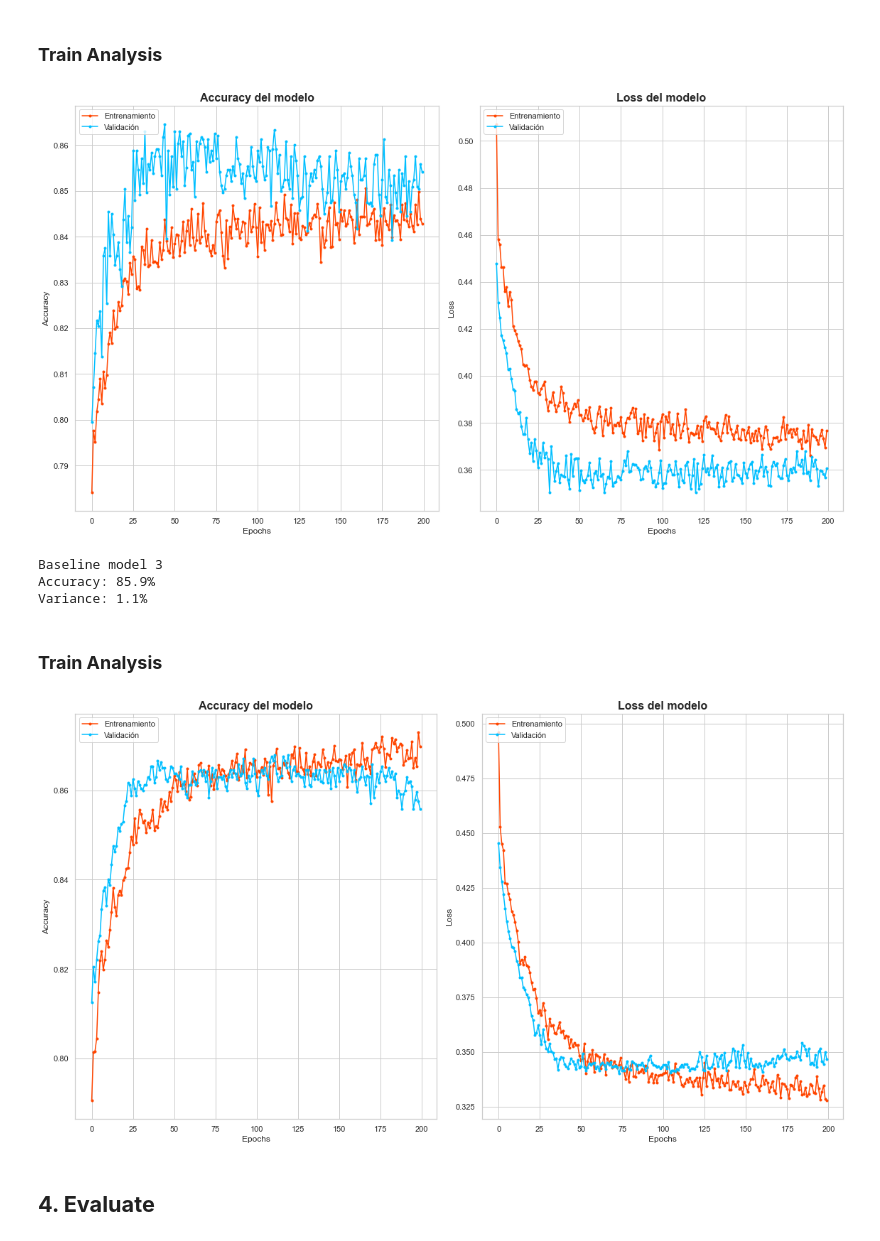
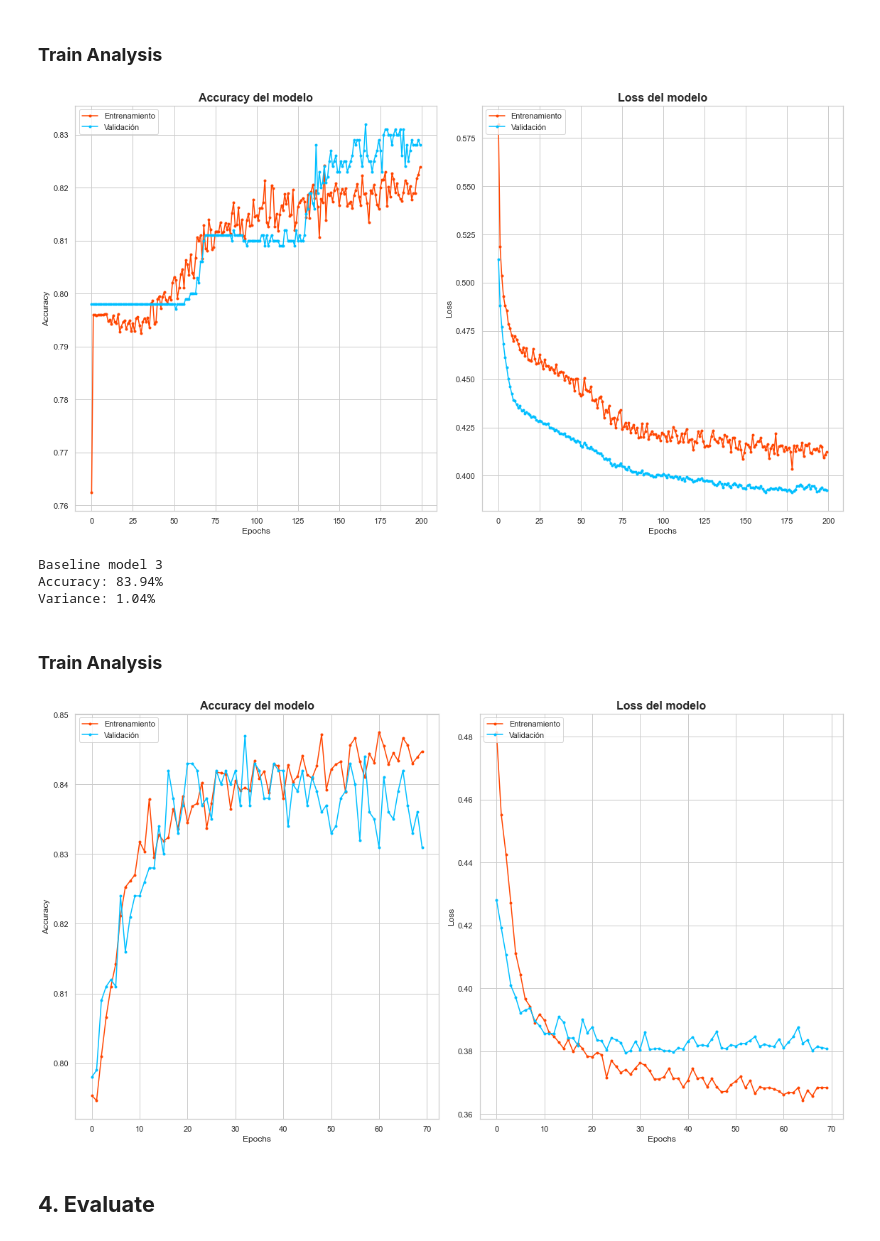
Before and after one commit to jorge-robledo11/Portfolio, a Jupyter notebook: Deep Learning/01. Proyecto DL - MLP + Churn Modeling.ipynb, the cells around one changed output. Saved outputs shown, nothing was run; the diff lists cells and outputs as text; code cells hidden in the pictures.

```diff
--- a/Deep Learning/01. Proyecto DL - MLP + Churn Modeling.ipynb
+++ b/Deep Learning/01. Proyecto DL - MLP + Churn Modeling.ipynb
@@ -230,7 +311,7 @@ Variance: 0.55%
 model = baseline_model()
 
 # Fit
-history = model.fit(X_train, y_train, validation_split=0.3, batch_size=32, epochs=200, verbose=0)
+history = model.fit(X_train, y_train, validation_data=(X_test, y_test), batch_size=256, epochs=200, verbose=0)
 
 # Visualization function
 def visualization_function(history, epochs):
@@ -279,12 +360,12 @@ visualization_function(history=history, epochs=200)
 def baseline_model2():
 
     model = Sequential()
-    model.add(Dropout(0.2, input_shape=(11,)))
+    model.add(Dropout(0.2, input_shape=(5,)))
     model.add(Dense(32, activation='relu', kernel_constraint=maxnorm(3)))
     model.add(Dropout(0.2))
-    model.add(Dense(48, activation='relu', kernel_constraint=maxnorm(3)))
+    model.add(Dense(16, activation='relu', kernel_constraint=maxnorm(3)))
     model.add(Dropout(0.2))
-    model.add(Dense(32, activation='relu', kernel_constraint=maxnorm(3)))
+    model.add(Dense(8, activation='relu', kernel_constraint=maxnorm(3)))
     model.add(Dropout(0.2))
     model.add(Dense(1, activation='sigmoid'))
 
@@ -302,7 +383,7 @@ def baseline_model2():
 skfold = StratifiedKFold(n_splits=10, shuffle=True, random_state=seed)
 
 # Classifier
-classifier = KerasClassifier(build_fn=baseline_model2, batch_size=32, epochs=200)
+classifier = KerasClassifier(build_fn=baseline_model2, batch_size=256, epochs=200)
 
 # Results
 accuracies = cross_val_score(estimator=classifier, X=X_train, y=y_train, cv=skfold, n_jobs=-1)
@@ -323,24 +404,24 @@ Variance: 0.6%
 model = baseline_model2()
 
 # Fit
-history = model.fit(X_train, y_train, validation_split=0.3, batch_size=32, epochs=200, verbose=0)
+history = model.fit(X_train, y_train, validation_data=(X_test, y_test), batch_size=256, epochs=200, verbose=0)
 
 # Visualization
 visualization_function(history=history, epochs=200)
 # %% [output]
-[figure, old version]
+[figure, new version]
 # %%
 # Baseline Model 3
 def baseline_model3():
 
     model = Sequential()
-    model.add(Dense(32, input_dim=11, activation='relu', kernel_constraint=maxnorm(3)))
+    model.add(Dense(128, input_dim=5, activation='relu', kernel_constraint=maxnorm(3)))
+    model.add(Dropout(0.2))
+    model.add(Dense(64, activation='relu', kernel_constraint=maxnorm(3)))
     model.add(Dropout(0.2))
     model.add(Dense(32, activation='relu', kernel_constraint=maxnorm(3)))
     model.add(Dropout(0.2))
-    model.add(Dense(32, activation='relu', kernel_constraint=maxnorm(3)))
-    model.add(Dropout(0.2))
-    model.add(Dense(32, activation='relu', kernel_constraint=maxnorm(3)))
+    model.add(Dense(16, activation='relu', kernel_constraint=maxnorm(3)))
     model.add(Dropout(0.2))
     model.add(Dense(1, activation='sigmoid'))
 
@@ -355,7 +436,7 @@ def baseline_model3():
 skfold = StratifiedKFold(n_splits=10, shuffle=True, random_state=seed)
 
 # Classifier
-classifier = KerasClassifier(build_fn=baseline_model3, batch_size=32, epochs=200)
+classifier = KerasClassifier(build_fn=baseline_model3, batch_size=128, epochs=70)
 
 # Results
 accuracies = cross_val_score(estimator=classifier, X=X_train, y=y_train, cv=skfold, n_jobs=-1)
@@ -367,21 +448,21 @@ print(f'Accuracy: {round(means, 2)}%')
 print(f'Variance: {round(variances, 2)}%')
 # %% [output]
 Baseline model 3
-Accuracy: 85.9%
-Variance: 1.1%
+Accuracy: 83.94%
+Variance: 1.04%
 # %% [markdown]
 ### **Train Analysis**
 # %%
 # Object model type
 model = baseline_model3()
 
 # Fit
-history = model.fit(X_train, y_train, validation_split=0.3, batch_size=32, epochs=200, verbose=0)
+history = model.fit(X_train, y_train, validation_data=(X_test, y_test), batch_size=128, epochs=70, verbose=0)
 
 # Visualization
-visualization_function(history=history, epochs=200)
+visualization_function(history=history, epochs=70)
 # %% [output]
-[figure, old version]
+[figure, new version]
 # %% [markdown]
 ## **4. Evaluate**
 # %% [markdown]
```
Also changed, not shown: parts of 12 cells of this notebook, 1 other file.
